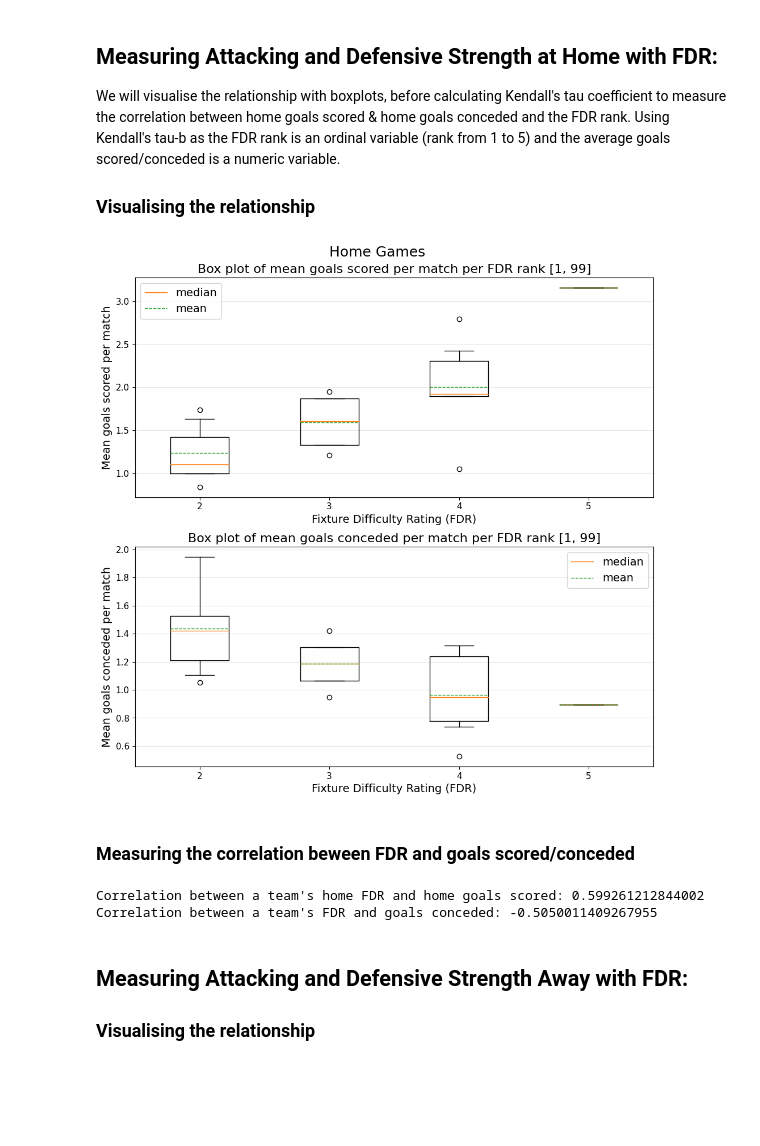
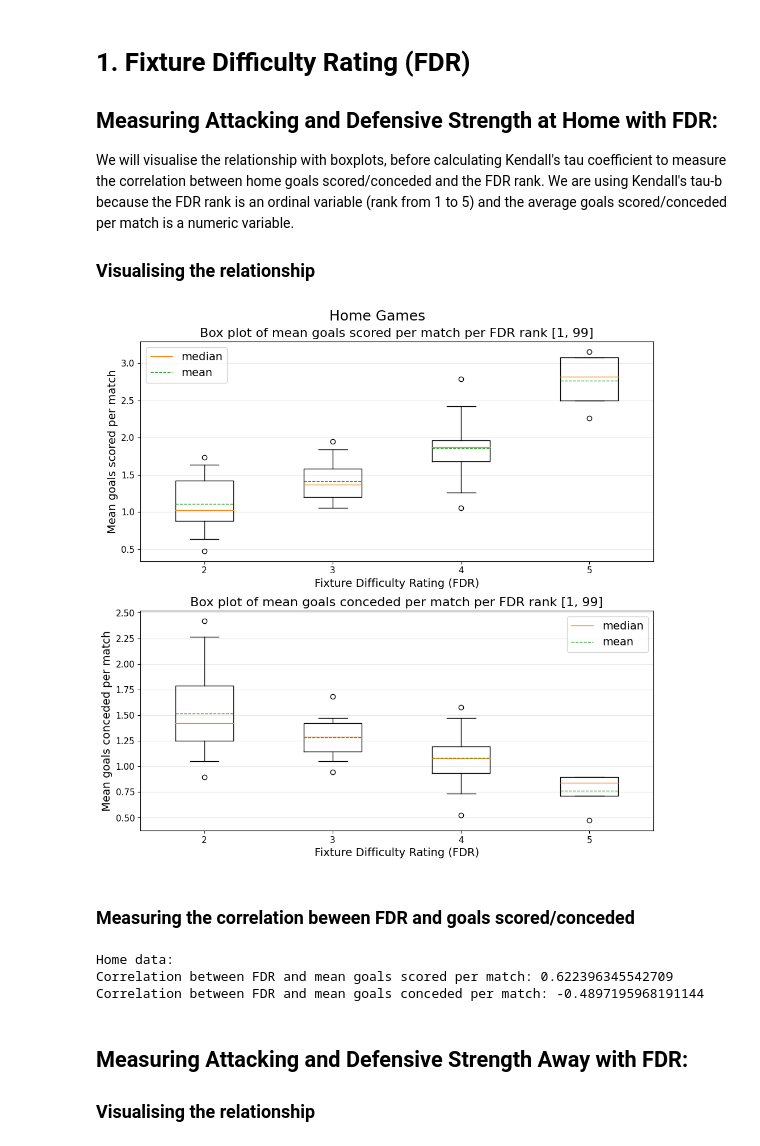
Before and after one commit to cooke99/PL-Analysis, a Jupyter notebook: Team strength analysis.ipynb, the cells around one changed output. Drawn from its saved outputs; the diff is of its cells as text; code cells hidden in the pictures; blank space fills up the shorter version.

```diff
--- a/Team strength analysis.ipynb
+++ b/Team strength analysis.ipynb
@@ -90,5 +102,0 @@ away_data
-# %%
-home_data = fixtures.loc[:,['team_h','team_h_score','team_a_score','team_a_difficulty']]
-home_data.team_h = home_data.team_h.map(team_name_map)
-home_data.rename(columns={'team_h':'name','team_h_score':'goals_scored','team_a_score':'goals_conceded','team_a_difficulty':'FDR_rank'},inplace=True)
-home_data
@@ -151,5 +103,9 @@ So each team has an FDR rank for home and for away, which doesn't seem to change
 # %%
-home_data = home_data.groupby(by='name').mean()
+home_data = home_data.groupby(by='team_name').mean()
 home_data.FDR_rank = home_data.FDR_rank.astype(int)
+home_data.strength_attack_home = home_data.strength_attack_home.astype(int)
+home_data.strength_defence_home = home_data.strength_defence_home.astype(int)
+home_data.strength_attack_away = home_data.strength_attack_away.astype(int)
+home_data.strength_defence_away = home_data.strength_defence_away.astype(int)
 home_data
 # %% [output]
@@ -197,62 +157,65 @@ away_data
 # %% [markdown]
+# 1. Fixture Difficulty Rating (FDR)
+
 ## Measuring Attacking and Defensive Strength at Home with FDR:
 
-We will visualise the relationship with boxplots, before calculating Kendall's tau coefficient to measure the correlation between home goals scored & home goals conceded and the FDR rank. Using Kendall's tau-b as the FDR rank is an ordinal variable (rank from 1 to 5) and the average goals scored/conceded is a numeric variable.
+We will visualise the relationship with boxplots, before calculating Kendall's tau coefficient to measure the correlation between home goals scored/conceded and the FDR rank. We are using Kendall's tau-b because the FDR rank is an ordinal variable (rank from 1 to 5) and the average goals scored/conceded per match is a numeric variable.
 
 ### Visualising the relationship
 # %%
 ranks = sorted(home_data.FDR_rank.unique())
-goals_scored = []
-goals_conceded = []
+h_goals_scored = []
+h_goals_conceded = []
 for rank in ranks:
-    goals_scored.append(home_data.loc[home_data.FDR_rank == rank,'goals_scored'].values)
-    goals_conceded.append(home_data.loc[home_data.FDR_rank == rank,'goals_conceded'].values)
+    h_goals_scored.append(home_data.loc[home_data.FDR_rank == rank,'goals_scored'].values)
+    h_goals_conceded.append(home_data.loc[home_data.FDR_rank == rank,'goals_conceded'].values)
 # %%
 title_font = 18
 axis_title_font = 16
 legend_font = 14
 axis_label_font = 14
 axis_tick_font = 11
 
 fig, ax = plt.subplots(nrows=2,ncols=1,figsize=(10,10))
 
-box_dict = ax[0].boxplot(goals_scored, whis=(1,99), labels = ranks, meanline = True, showmeans = True)
+box_dict = ax[0].boxplot(h_goals_scored, whis=(1,99), labels = ranks, meanline = True, showmeans = True)
 _ = ax[0].set_xticklabels(ax[0].get_xticklabels(), fontsize = axis_tick_font)
-#ax[0].set_yticks(range(home_data.goals_scored.max()+1))
 _ = ax[0].set_yticklabels(ax[0].get_yticklabels(), fontsize = axis_tick_font)
 ax[0].set_ylabel('Mean goals scored per match', fontsize = axis_label_font)
 ax[0].set_xlabel('Fixture Difficulty Rating (FDR)', fontsize = axis_label_font)
 ax[0].grid(axis = 'y', alpha = 0.3)
 ax[0].legend([box_dict['medians'][0], box_dict['means'][0]], ['median', 'mean'], fontsize = legend_font)
 ax[0].set_title('''Box plot of mean goals scored per match per FDR rank [1, 99]''', fontsize = axis_title_font)
 
-box_dict = ax[1].boxplot(goals_conceded, whis=(1,99), labels = ranks, meanline = True, showmeans = True)
+box_dict = ax[1].boxplot(h_goals_conceded, whis=(1,99), labels = ranks, meanline = True, showmeans = True)
 _ = ax[1].set_xticklabels(ax[1].get_xticklabels(), fontsize = axis_tick_font)
-#ax[1].set_yticks(range(home_away_data.goals_conceded.max()+1))
 _ = ax[1].set_yticklabels(ax[1].get_yticklabels(), fontsize = axis_tick_font)
 ax[1].set_ylabel('Mean goals conceded per match', fontsize = axis_label_font)
 ax[1].set_xlabel('Fixture Difficulty Rating (FDR)', fontsize = axis_label_font)
 ax[1].grid(axis = 'y', alpha = 0.3)
 ax[1].legend([box_dict['medians'][0], box_dict['means'][0]], ['median', 'mean'], fontsize = legend_font)
 ax[1].set_title('''Box plot of mean goals conceded per match per FDR rank [1, 99]''', fontsize = axis_title_font)
 
 fig.suptitle('Home Games',fontsize=title_font)
 fig.tight_layout(pad=1.0)
 plt.savefig('./plots/FDR_goals_scored_conceded_home_boxplots.png', bbox_inches = 'tight')
 plt.show()
 # %% [output]
-[figure, old version]
+[figure, new version]
 # %% [markdown]
 ### Measuring the correlation beween FDR and goals scored/conceded
 # %%
+print('Home data:')
+
 result = kendalltau(home_data.FDR_rank, home_data.goals_scored, variant = 'b')
-print(f'''Correlation between a team's home FDR and home goals scored: {result.statistic}''')
+print(f'''Correlation between FDR and mean goals scored per match: {result.statistic}''')
 
 result = kendalltau(home_data.FDR_rank, home_data.goals_conceded, variant = 'b')
-print(f'''Correlation between a team's FDR and goals conceded: {result.statistic}''')
+print(f'''Correlation between FDR and mean goals conceded per match: {result.statistic}''')
 # %% [output]
-Correlation between a team's home FDR and home goals scored: 0.599261212844002
-Correlation between a team's FDR and goals conceded: -0.5050011409267955
+Home data:
+Correlation between FDR and mean goals scored per match: 0.622396345542709
+Correlation between FDR and mean goals conceded per match: -0.4897195968191144
 # %% [markdown]
 ## Measuring Attacking and Defensive Strength Away with FDR:
 
```
Also changed, not shown: parts of 29 cells of this notebook.
